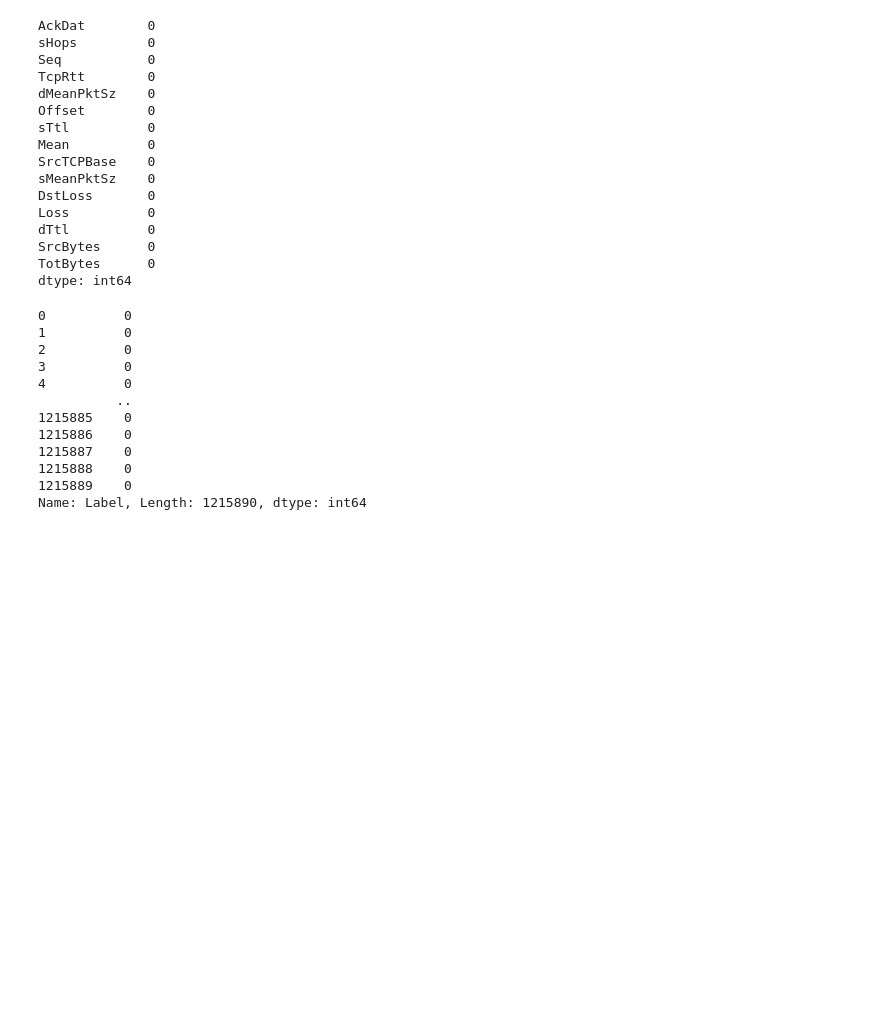
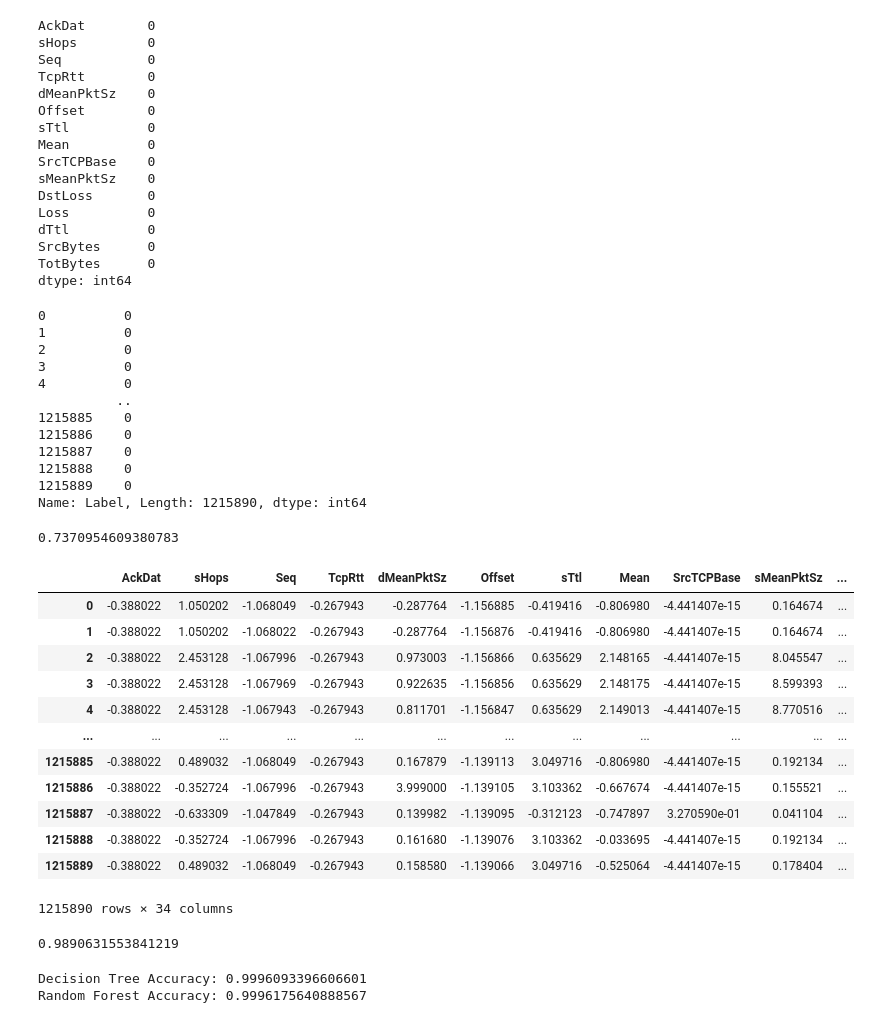
Before and after one commit to Sairithvikvaikuntam/IntrusionDetection_5G, a Jupyter notebook: src/data_visualization/binary_classifier_1.ipynb, the cells around one changed output. Saved outputs shown, nothing was run; the diff lists cells and outputs as text; code cells hidden in the pictures; blank space fills up the shorter version.

Commit message:
added logistic regression model

```diff
--- a/src/data_visualization/binary_classifier_1.ipynb
+++ b/src/data_visualization/binary_classifier_1.ipynb
@@ -91,3 +91,77 @@ print(df_output_encoded_1)
 1215888    0
 1215889    0
 Name: Label, Length: 1215890, dtype: int64
+# %%
+from sklearn.datasets import load_iris
+from sklearn.linear_model import LogisticRegression
+X, y = df_merged, df_output_encoded_1
+clf = LogisticRegression(random_state=2).fit(X, y)
+# clf.predict(X[:2, :])
+# clf.predict_proba(X[:2, :])
+clf.score(X, y)
+# %% [output]
+0.7370954609380783
+# %%
+from sklearn.preprocessing import StandardScaler
+
+# Assuming df_merged is your DataFrame
+scaler = StandardScaler()
+df_normalized = scaler.fit_transform(df_merged)
+df_normalized = pd.DataFrame(df_normalized, columns=df_merged.columns)
+df_normalized
+# %% [output]
+|  | AckDat | sHops | Seq | TcpRtt | dMeanPktSz | Offset | sTtl | Mean | SrcTCPBase | sMeanPktSz | ... |
+| 0 | -0.388022 | 1.050202 | -1.068049 | -0.267943 | -0.287764 | -1.156885 | -0.419416 | -0.806980 | -4.441407e-15 | 0.164674 | ... |
+| 1 | -0.388022 | 1.050202 | -1.068022 | -0.267943 | -0.287764 | -1.156876 | -0.419416 | -0.806980 | -4.441407e-15 | 0.164674 | ... |
+| 2 | -0.388022 | 2.453128 | -1.067996 | -0.267943 | 0.973003 | -1.156866 | 0.635629 | 2.148165 | -4.441407e-15 | 8.045547 | ... |
+| 3 | -0.388022 | 2.453128 | -1.067969 | -0.267943 | 0.922635 | -1.156856 | 0.635629 | 2.148175 | -4.441407e-15 | 8.599393 | ... |
+| 4 | -0.388022 | 2.453128 | -1.067943 | -0.267943 | 0.811701 | -1.156847 | 0.635629 | 2.149013 | -4.441407e-15 | 8.770516 | ... |
+| ... | ... | ... | ... | ... | ... | ... | ... | ... | ... | ... | ... |
+| 1215885 | -0.388022 | 0.489032 | -1.068049 | -0.267943 | 0.167879 | -1.139113 | 3.049716 | -0.806980 | -4.441407e-15 | 0.192134 | ... |
+| 1215886 | -0.388022 | -0.352724 | -1.067996 | -0.267943 | 3.999000 | -1.139105 | 3.103362 | -0.667674 | -4.441407e-15 | 0.155521 | ... |
+| 1215887 | -0.388022 | -0.633309 | -1.047849 | -0.267943 | 0.139982 | -1.139095 | -0.312123 | -0.747897 | 3.270590e-01 | 0.041104 | ... |
+| 1215888 | -0.388022 | -0.352724 | -1.067996 | -0.267943 | 0.161680 | -1.139076 | 3.103362 | -0.033695 | -4.441407e-15 | 0.192134 | ... |
+| 1215889 | -0.388022 | 0.489032 | -1.068049 | -0.267943 | 0.158580 | -1.139066 | 3.049716 | -0.525064 | -4.441407e-15 | 0.178404 | ... |
+1215890 rows × 34 columns
+# %%
+
+X, y = df_normalized, df_output_encoded_1
+clf = LogisticRegression(random_state=2).fit(X, y)
+# clf.predict(X[:2, :])
+# clf.predict_proba(X[:2, :])
+clf.score(X, y)
+# %% [output]
+0.9890631553841219
+# %%
+from sklearn.datasets import load_iris
+from sklearn.model_selection import train_test_split
+from sklearn.tree import DecisionTreeClassifier
+from sklearn.ensemble import RandomForestClassifier
+from sklearn.metrics import accuracy_score
+
+# Load dataset
+iris = load_iris()
+X = iris.data
+y = iris.target
+
+# Split the dataset into training and testing sets
+X_train, X_test, y_train, y_test = train_test_split(df_normalized, df_output_encoded_1, test_size=0.2, random_state=42)
+
+# Decision Tree Classifier
+dt_clf = DecisionTreeClassifier(random_state=42)
+dt_clf.fit(X_train, y_train)
+dt_pred = dt_clf.predict(X_test)
+dt_accuracy = accuracy_score(y_test, dt_pred)
+print("Decision Tree Accuracy:", dt_accuracy)
+import tensorflow as tf
+from tensorflow.keras import layers, models
+
+# Random Forest Classifier
+rf_clf = RandomForestClassifier(random_state=42)
+rf_clf.fit(X_train, y_train)
+rf_pred = rf_clf.predict(X_test)
+rf_accuracy = accuracy_score(y_test, rf_pred)
+print("Random Forest Accuracy:", rf_accuracy)
+# %% [output]
+Decision Tree Accuracy: 0.9996093396606601
+Random Forest Accuracy: 0.9996175640888567
```
Also changed, not shown: parts of 1 cell of this notebook.
